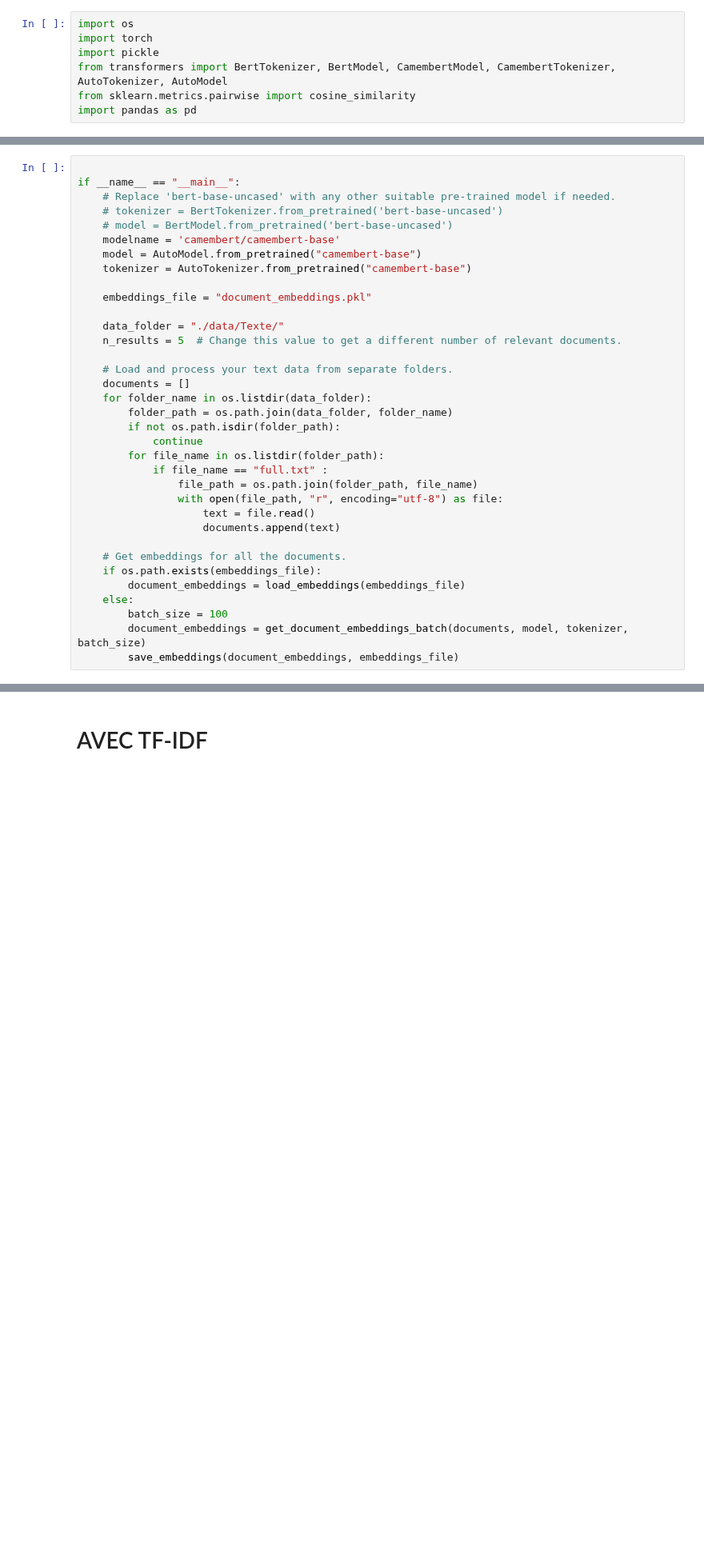
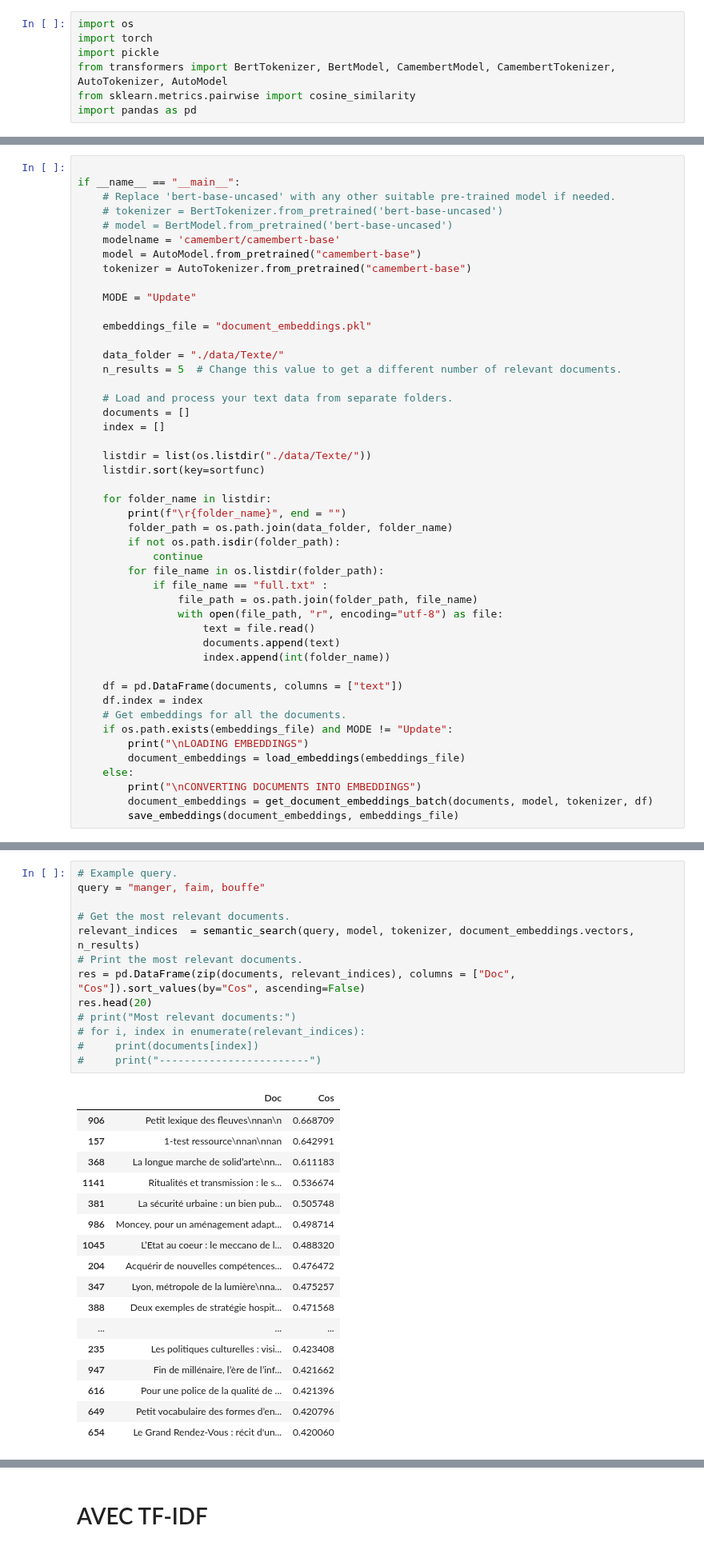
Before and after one commit to Geminy3/Skoli_M3, a Jupyter notebook: semantic_search_resume.ipynb, the cells around one changed output, grey strips where cells are left out. Shown at 80% size. Cells and saved outputs as stored; diff of their text form; blank space fills up the shorter version.

Commit message:
Updates on embedding (doesn't ot work properly)

```diff
--- a/semantic_search_resume.ipynb
+++ b/semantic_search_resume.ipynb
@@ -46,6 +45,8 @@ if __name__ == "__main__":
     model = AutoModel.from_pretrained("camembert-base")
     tokenizer = AutoTokenizer.from_pretrained("camembert-base")
 
+    MODE = "Update"
+
     embeddings_file = "document_embeddings.pkl"
 
     data_folder = "./data/Texte/"
@@ -53,7 +54,13 @@ if __name__ == "__main__":
 
     # Load and process your text data from separate folders.
     documents = []
-    for folder_name in os.listdir(data_folder):
+    index = []
+
+    listdir = list(os.listdir("./data/Texte/"))
+    listdir.sort(key=sortfunc)
+
+    for folder_name in listdir:
+        print(f"\r{folder_name}", end = "")
         folder_path = os.path.join(data_folder, folder_name)
         if not os.path.isdir(folder_path):
             continue
@@ -63,13 +70,17 @@ if __name__ == "__main__":
                 with open(file_path, "r", encoding="utf-8") as file:
                     text = file.read()
                     documents.append(text)
+                    index.append(int(folder_name))
 
+    df = pd.DataFrame(documents, columns = ["text"])
+    df.index = index
     # Get embeddings for all the documents.
-    if os.path.exists(embeddings_file):
+    if os.path.exists(embeddings_file) and MODE != "Update":
+        print("\nLOADING EMBEDDINGS")
         document_embeddings = load_embeddings(embeddings_file)
     else:
-        batch_size = 100
-        document_embeddings = get_document_embeddings_batch(documents, model, tokenizer, batch_size)
+        print("\nCONVERTING DOCUMENTS INTO EMBEDDINGS")
+        document_embeddings = get_document_embeddings_batch(documents, model, tokenizer, df)
         save_embeddings(document_embeddings, embeddings_file)
 # %% [output]
 Some weights of the model checkpoint at camembert-base were not used when initializing CamembertModel: ['lm_head.layer_norm.weight', 'lm_head.bias', 'lm_head.layer_norm.bias', 'lm_head.dense.weight',  ...
@@ -115,0 +101,31 @@ tensor([[-0.5240,  0.1943, -0.0209,  ..., -0.2163,  0.1950,  0.3014],
+# %%
+# Example query.
+query = "manger, faim, bouffe"
+
+# Get the most relevant documents.
+relevant_indices  = semantic_search(query, model, tokenizer, document_embeddings.vectors, n_results)
+# Print the most relevant documents.
+res = pd.DataFrame(zip(documents, relevant_indices), columns = ["Doc", "Cos"]).sort_values(by="Cos", ascending=False)
+res.head(20)
+# print("Most relevant documents:")
+# for i, index in enumerate(relevant_indices):
+#     print(documents[index])
+#     print("------------------------")
+# %% [output]
+|  | Doc | Cos |
+| 906 | Petit lexique des fleuves\nnan\n | 0.668709 |
+| 157 | 1-test ressource\nnan\nnan | 0.642991 |
+| 368 | La longue marche de solid’arte\nn... | 0.611183 |
+| 1141 | Ritualités et transmission : le s... | 0.536674 |
+| 381 | La sécurité urbaine : un bien pub... | 0.505748 |
+| 986 | Moncey, pour un aménagement adapt... | 0.498714 |
+| 1045 | L’Etat au coeur : le meccano de l... | 0.488320 |
+| 204 | Acquérir de nouvelles compétences... | 0.476472 |
+| 347 | Lyon, métropole de la lumière\nna... | 0.475257 |
+| 388 | Deux exemples de stratégie hospit... | 0.471568 |
+| ... | ... | ... |
+| 235 | Les politiques culturelles : visi... | 0.423408 |
+| 947 | Fin de millénaire, l’ère de l’inf... | 0.421662 |
+| 616 | Pour une police de la qualité de ... | 0.421396 |
+| 649 | Petit vocabulaire des formes d’en... | 0.420796 |
+| 654 | Le Grand Rendez-Vous : récit d'un... | 0.420060 |
```
Also changed, not shown: parts of 11 cells of this notebook, 1 other file.
